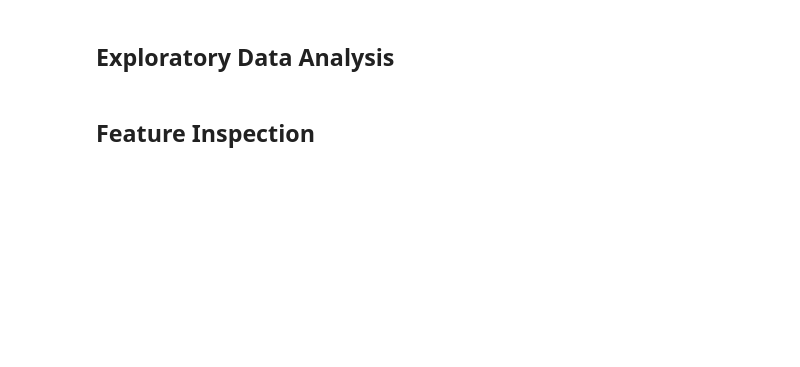
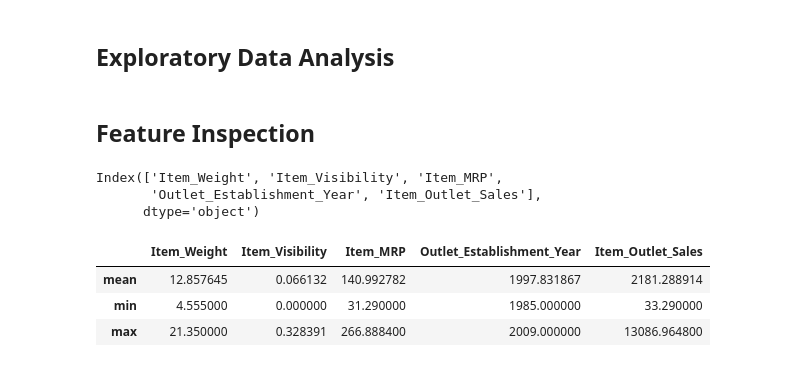
Before and after one commit to mohamedshehada/Prediction-of-Product-Sales, a Jupyter notebook: Prediction_of_Product_Sales.ipynb, the cells around one changed output. Saved outputs shown, nothing was run; the diff lists cells and outputs as text; code cells hidden in the pictures; blank space fills up the shorter version.

```diff
--- a/Prediction_of_Product_Sales.ipynb
+++ b/Prediction_of_Product_Sales.ipynb
@@ -11,0 +145,10 @@
+# %%
+#Fix inconsistent categories in Item_Fat_Content
+df['Item_Fat_Content'] = df['Item_Fat_Content'].replace({
+    'LF': 'low fat',
+    'Low Fat': 'low fat',
+    'low fat': 'low fat',
+    'Reg': 'regular',
+    'reg': 'regular',
+    'Regular': 'regular'
+})
@@ -13,3 +166,20 @@
 ## Exploratory Data Analysis
 # %% [markdown]
 ## Feature Inspection
+# %%
+## Identify numerical columns in the dataset
+numerical_cols = df.select_dtypes(include=['int64','float64']).columns
+numerical_cols
+# %% [output]
+Index(['Item_Weight', 'Item_Visibility', 'Item_MRP',
+       'Outlet_Establishment_Year', 'Item_Outlet_Sales'],
+      dtype='object')
+# %%
+#Summary statistics for numerical columns
+stats = df.describe()
+stats.loc[['mean','min','max']]
+# %% [output]
+|  | Item_Weight | Item_Visibility | Item_MRP | Outlet_Establishment_Year | Item_Outlet_Sales |
+| mean | 12.857645 | 0.066132 | 140.992782 | 1997.831867 | 2181.288914 |
+| min | 4.555000 | 0.000000 | 31.290000 | 1985.000000 | 33.290000 |
+| max | 21.350000 | 0.328391 | 266.888400 | 2009.000000 | 13086.964800 |
```
Also changed, not shown: parts of 20 cells of this notebook.
